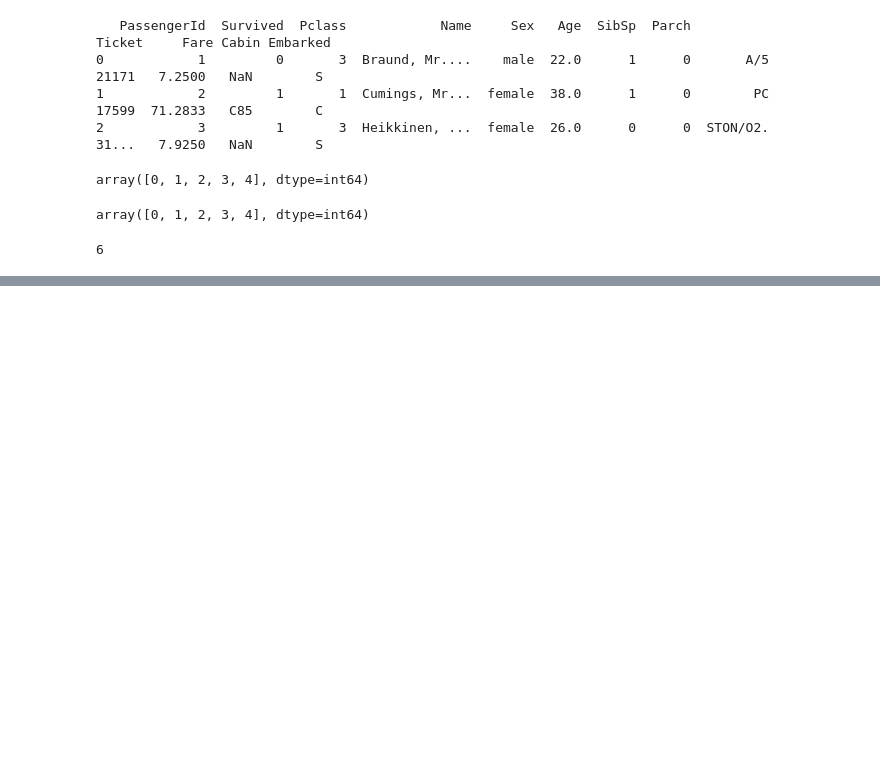
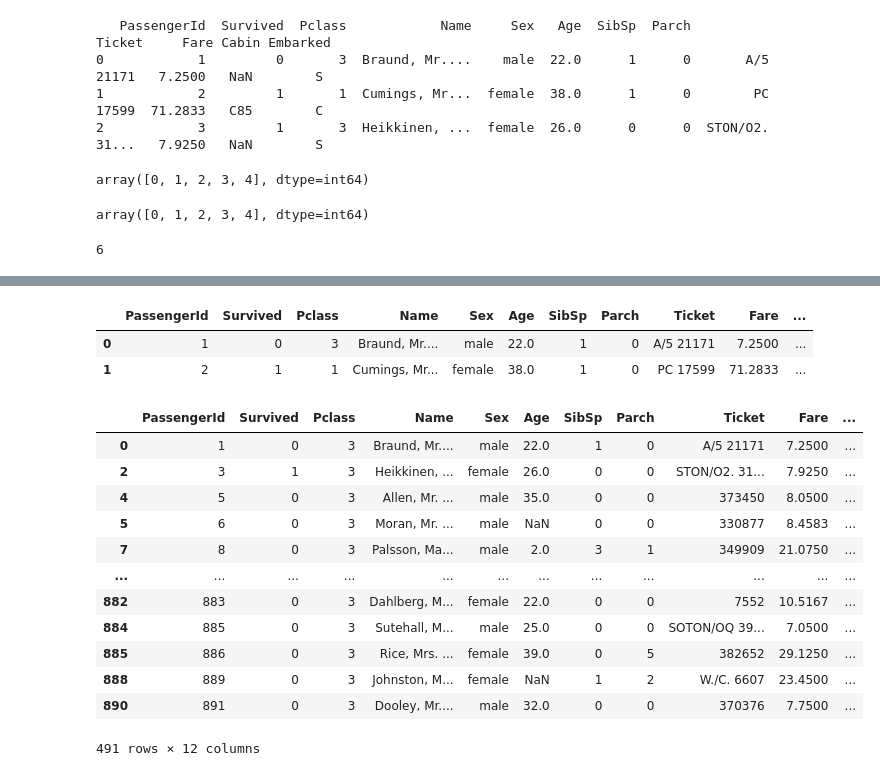
Before and after one commit to swoos91/TIL, a Jupyter notebook: ml_guide/ML_guide_01.ipynb, the cells around one changed output, grey strips where cells are left out. Drawn from its saved outputs; the diff is of its cells as text; code cells hidden in the pictures; blank space fills up the shorter version.

```diff
--- a/ml_guide/ML_guide_01.ipynb
+++ b/ml_guide/ML_guide_01.ipynb
@@ -207,0 +254,22 @@ titanic_df.index[6]
+# %%
+titanic_df[0:2]
+# %% [output]
+|  | PassengerId | Survived | Pclass | Name | Sex | Age | SibSp | Parch | Ticket | Fare | ... |
+| 0 | 1 | 0 | 3 | Braund, Mr.... | male | 22.0 | 1 | 0 | A/5 21171 | 7.2500 | ... |
+| 1 | 2 | 1 | 1 | Cumings, Mr... | female | 38.0 | 1 | 0 | PC 17599 | 71.2833 | ... |
+# %%
+titanic_df[ titanic_df['Pclass'] == 3 ]
+# %% [output]
+|  | PassengerId | Survived | Pclass | Name | Sex | Age | SibSp | Parch | Ticket | Fare | ... |
+| 0 | 1 | 0 | 3 | Braund, Mr.... | male | 22.0 | 1 | 0 | A/5 21171 | 7.2500 | ... |
+| 2 | 3 | 1 | 3 | Heikkinen, ... | female | 26.0 | 0 | 0 | STON/O2. 31... | 7.9250 | ... |
+| 4 | 5 | 0 | 3 | Allen, Mr. ... | male | 35.0 | 0 | 0 | 373450 | 8.0500 | ... |
+| 5 | 6 | 0 | 3 | Moran, Mr. ... | male | NaN | 0 | 0 | 330877 | 8.4583 | ... |
+| 7 | 8 | 0 | 3 | Palsson, Ma... | male | 2.0 | 3 | 1 | 349909 | 21.0750 | ... |
+| ... | ... | ... | ... | ... | ... | ... | ... | ... | ... | ... | ... |
+| 882 | 883 | 0 | 3 | Dahlberg, M... | female | 22.0 | 0 | 0 | 7552 | 10.5167 | ... |
+| 884 | 885 | 0 | 3 | Sutehall, M... | male | 25.0 | 0 | 0 | SOTON/OQ 39... | 7.0500 | ... |
+| 885 | 886 | 0 | 3 | Rice, Mrs. ... | female | 39.0 | 0 | 5 | 382652 | 29.1250 | ... |
+| 888 | 889 | 0 | 3 | Johnston, M... | female | NaN | 1 | 2 | W./C. 6607 | 23.4500 | ... |
+| 890 | 891 | 0 | 3 | Dooley, Mr.... | male | 32.0 | 0 | 0 | 370376 | 7.7500 | ... |
+491 rows × 12 columns
```
Also changed, not shown: parts of 20 cells of this notebook.
